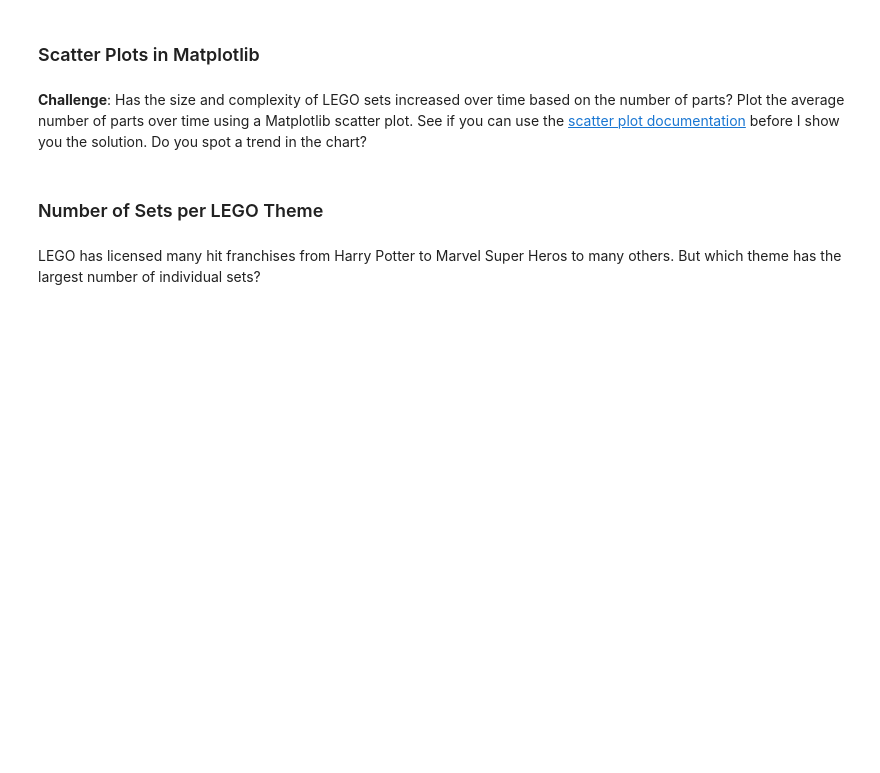
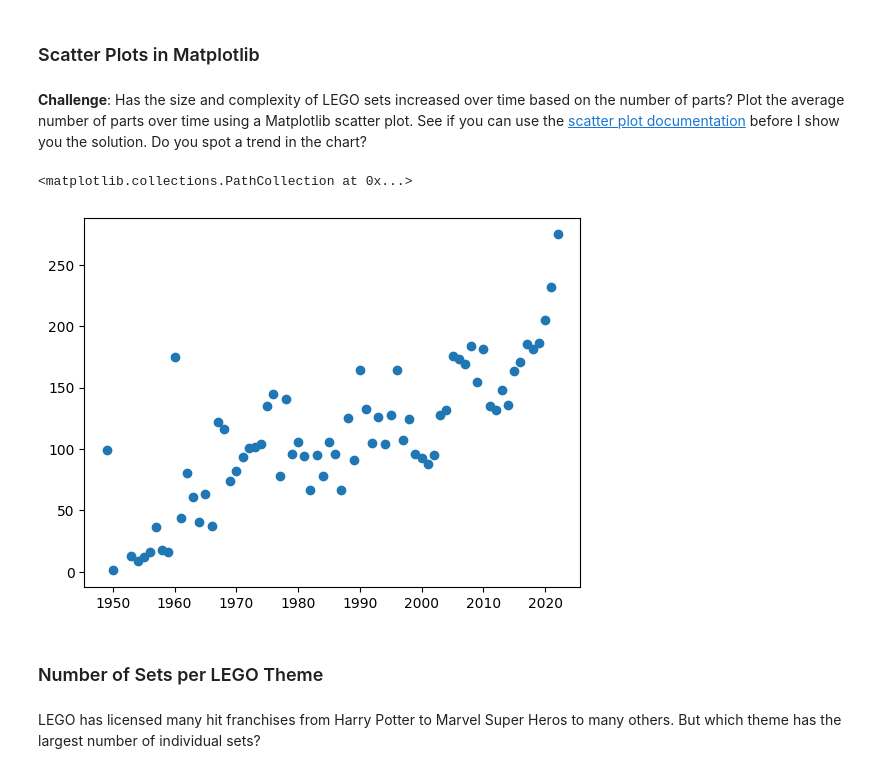
Before and after one commit to grevinetto/Notebooks, a Jupyter notebook: LegoPieces/Lego_Analysis_for_Course_(start).ipynb, the cells around one changed output. Saved outputs shown, nothing was run; the diff lists cells and outputs as text; code cells hidden in the pictures; blank space fills up the shorter version.

```diff
--- a/LegoPieces/Lego_Analysis_for_Course_(start).ipynb
+++ b/LegoPieces/Lego_Analysis_for_Course_(start).ipynb
@@ -113,2 +183,5 @@ Let's work out the number of different themes shipped by year. This means we hav
 # %% [markdown]
 **Challenge**: Use the <code>.groupby()</code> and <code>.agg()</code> function together to figure out the average number of parts per set. How many parts did the average LEGO set released in 1954 compared to say, 2017?
+# %%
+parts_per_set = sets.groupby('year').agg({'num_parts' : pd.Series.mean})
+parts_per_set.head()
@@ -116,6 +207,11 @@ Let's work out the number of different themes shipped by year. This means we hav
 ### Scatter Plots in Matplotlib
 # %% [markdown]
 **Challenge**: Has the size and complexity of LEGO sets increased over time based on the number of parts? Plot the average number of parts over time using a Matplotlib scatter plot. See if you can use the [scatter plot documentation](https://matplotlib.org/3.1.0/api/_as_gen/matplotlib.pyplot.scatter.html) before I show you the solution. Do you spot a trend in the chart?
+# %%
+plt.scatter(parts_per_set.iloc[:-2].index, parts_per_set['num_parts'].iloc[:-2])
+# %% [output]
+<matplotlib.collections.PathCollection at 0x...>
+[figure, added]
 # %% [markdown]
 ### Number of Sets per LEGO Theme
 # %% [markdown]
```
Also changed, not shown: parts of 16 cells of this notebook.
